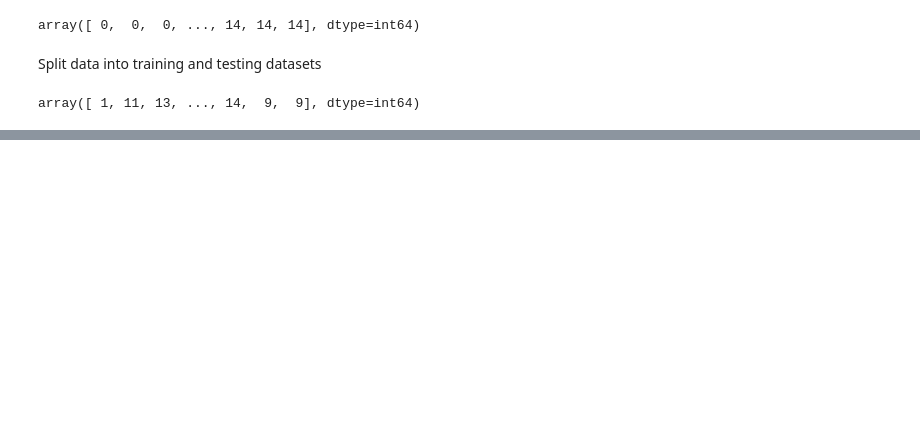
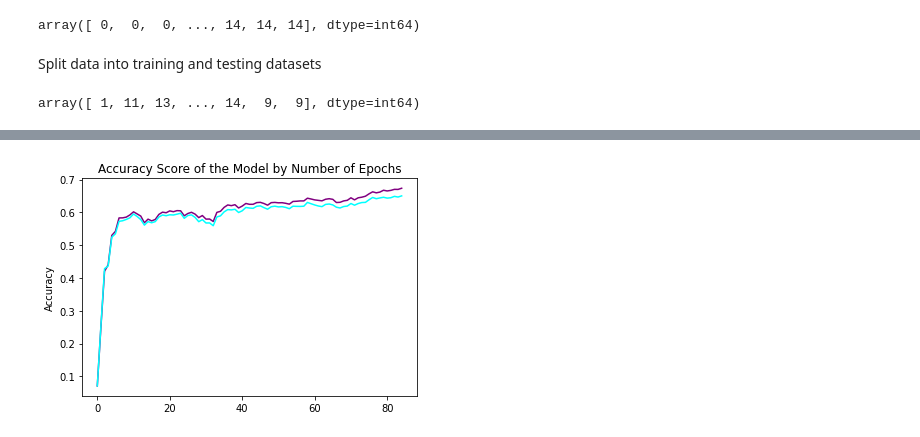
Before and after one commit to mbermont/Spotify_Project, a Jupyter notebook: code/modeling.ipynb, the cells around one changed output, grey strips where cells are left out. Drawn from its saved outputs; the diff is of its cells as text; code cells hidden in the pictures; blank space fills up the shorter version.

```diff
--- a/code/modeling.ipynb
+++ b/code/modeling.ipynb
@@ -155,0 +164,8 @@ plt.plot(testing_loss, color= 'blue')
+# %%
+plt.plot(train_accuracy, color= 'purple')
+plt.plot(test_accuracy, color= 'cyan')
+plt.title('Accuracy Score of the Model by Number of Epochs')
+plt.ylabel('Accuracy')
+plt.savefig('../imgs/accuracy_model_before_reg.png', dpi= 400)
+# %% [output]
+[figure, added]
```
Also changed, not shown: parts of 17 cells of this notebook, 8 other files.
